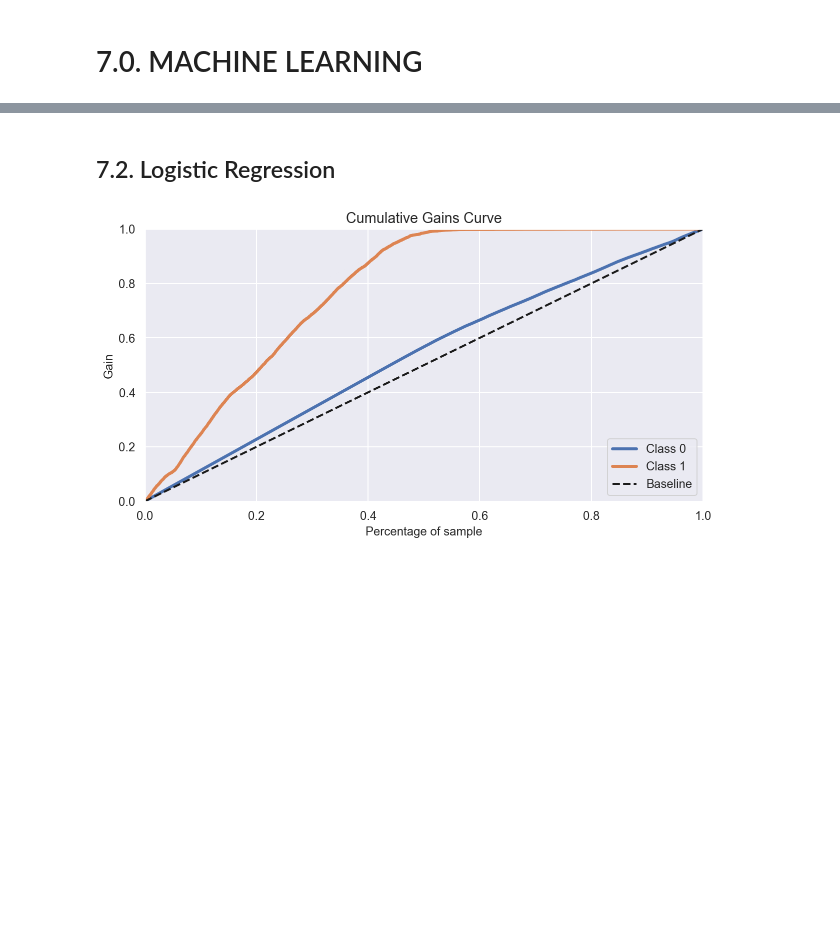
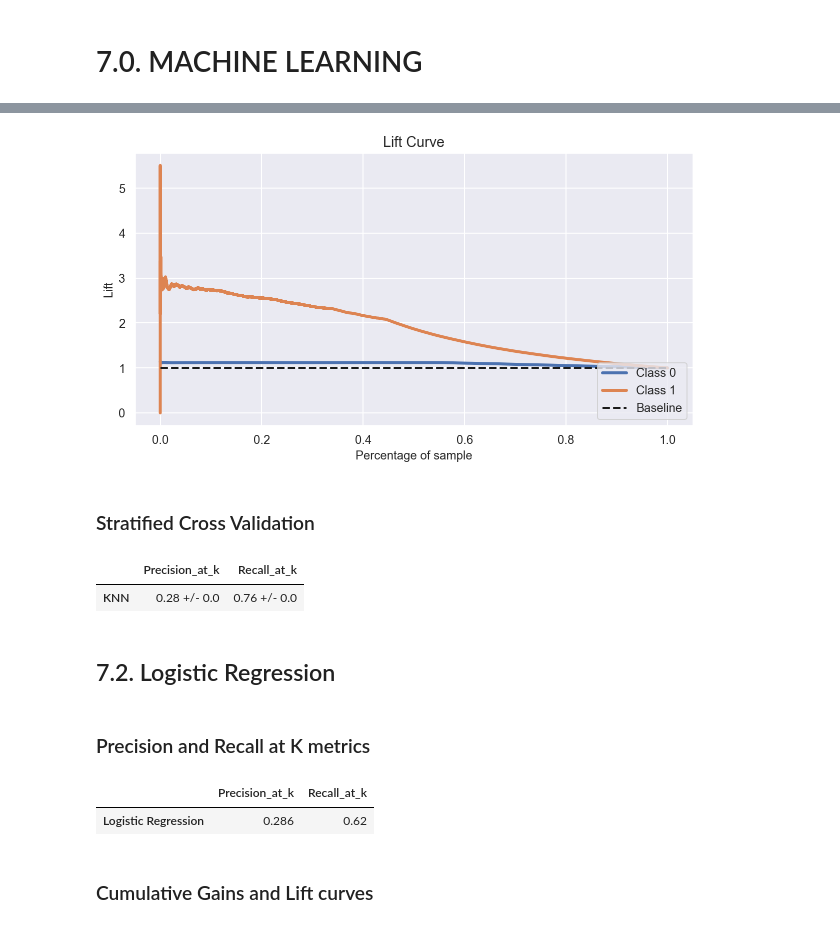
Before and after one commit to hfpmatheus/health_insurance_cross_sell, a Jupyter notebook: code.ipynb, the cells around one changed output, grey strips where cells are left out. Drawn from its saved outputs; the diff is of its cells as text; code cells hidden in the pictures; blank space fills up the shorter version.

Commit message:
cross validation

```diff
--- a/code.ipynb
+++ b/code.ipynb
@@ -292,7 +405,7 @@ sns.heatmap( correlation, annot=True );
 X_general = df4.drop( 'response', axis=1 )
 Y_general = df4['response']
 
-x_train, x_val, y_train, y_val = ms.train_test_split( X_general, Y_general, test_size=0.20 )
+x_train, x_validation, y_train, y_validation = ms.train_test_split( X_general, Y_general, test_size=0.20 )
 
 df5 = pd.concat( [ x_train, y_train ], axis=1 )
 # %% [markdown]
@@ -334,28 +447,28 @@ df5 = pd.get_dummies( df5, prefix='vehicle_age', columns=['vehicle_age'] )
 ## Validation Preparation
 # %%
 # annual premium - normal curve
-x_val['annual_premium'] = ss.fit_transform( x_val[['annual_premium']].values )
+x_validation['annual_premium'] = ss.fit_transform( x_validation[['annual_premium']].values )
 
 # age
-x_val['age'] = mms_age.fit_transform( x_val[['age']].values )
+x_validation['age'] = mms_age.fit_transform( x_validation[['age']].values )
 
 # vintage
-x_val['vintage'] = mms_vintage.fit_transform( x_val[['vintage']].values )
+x_validation['vintage'] = mms_vintage.fit_transform( x_validation[['vintage']].values )
 
 # region code - Target Encoding
-x_val['region_code'] = x_val['region_code'].map( target_encoding_region_code )
+x_validation['region_code'] = x_validation['region_code'].map( target_encoding_region_code )
 
 # policy sales channel - Frequency Encoding
-x_val['policy_sales_channel'] = x_val['policy_sales_channel'].map( fe_policy_sales_channel )
+x_validation['policy_sales_channel'] = x_validation['policy_sales_channel'].map( fe_policy_sales_channel )
 
 # gender
-x_val['gender'] = le.fit_transform( x_val['gender'] )
+x_validation['gender'] = le.fit_transform( x_validation['gender'] )
 
 # vehicle age - One Hot Encoding
-x_val = pd.get_dummies( x_val, prefix='vehicle_age', columns=['vehicle_age'] )
+x_validation = pd.get_dummies( x_validation, prefix='vehicle_age', columns=['vehicle_age'] )
 
 # fill na
-x_val = x_val.fillna( 0 )
+x_validation = x_validation.fillna( 0 )
 # %% [markdown]
 # 6.0. FEATURE SELECTION
 # %%
@@ -414,5 +527,6 @@ selected_cols = [ 'vintage', 'annual_premium', 'age', 'region_code', 'vehicle_da
                   'policy_sales_channel', 'previously_insured' ]
 
 x_train = df5[ selected_cols ]
-x_val = x_val[ selected_cols ]
+x_val = x_validation[ selected_cols ]
+y_val = y_validation.copy()
 # %% [markdown]
@@ -434,3 +557,15 @@ skplt.metrics.plot_cumulative_gain( y_val, yhat_knn );
+# %%
+skplt.metrics.plot_lift_curve( y_val, yhat_knn );
+# %% [output]
+[figure, added]
+# %% [markdown]
+### Stratified Cross Validation
+# %%
+knn_cv = cross_validation( 'KNN', knn_model, x_train, y_train )
+knn_cv
+# %% [output]
+|  | Precision_at_k | Recall_at_k |
+| KNN | 0.28 +/- 0.0 | 0.76 +/- 0.0 |
 # %% [markdown]
 ## 7.2. Logistic Regression
 # %%
@@ -442,8 +577,13 @@ lr.fit( x_train, y_train )
 
 # prediction
 yhat_lr = lr.predict_proba( x_val )
-
-# cumulative gain
-skplt.metrics.plot_cumulative_gain( y_val, yhat_lr );
-# %% [output]
-[figure, removed]
+# %% [markdown]
+### Precision and Recall at K metrics
+# %%
+lr_metrics = at_k_metrics( 'Logistic Regression', x_validation, y_validation, yhat_lr )
+lr_metrics
+# %% [output]
+|  | Precision_at_k | Recall_at_k |
+| Logistic Regression | 0.286 | 0.62 |
+# %% [markdown]
+### Cumulative Gains and Lift curves
```
Also changed, not shown: parts of 52 cells of this notebook.
